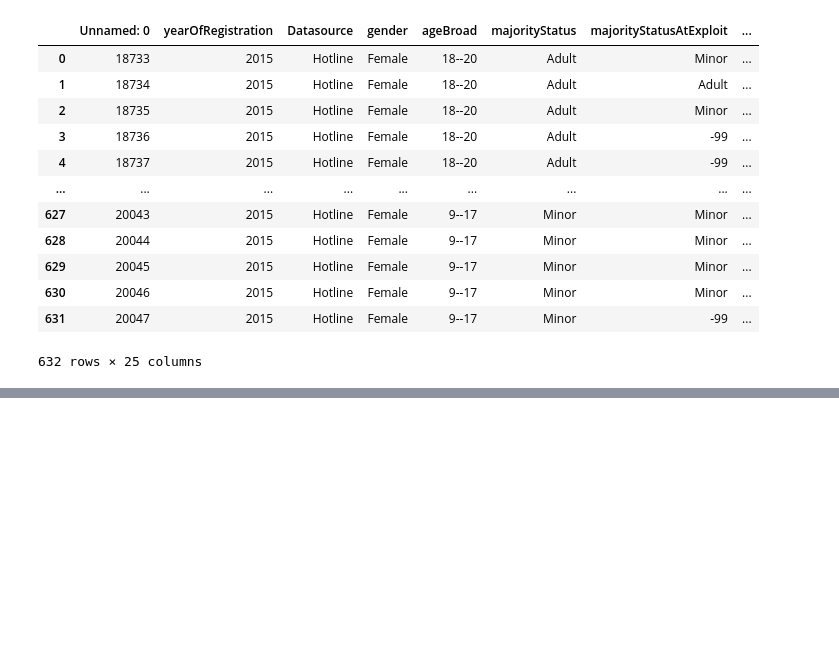
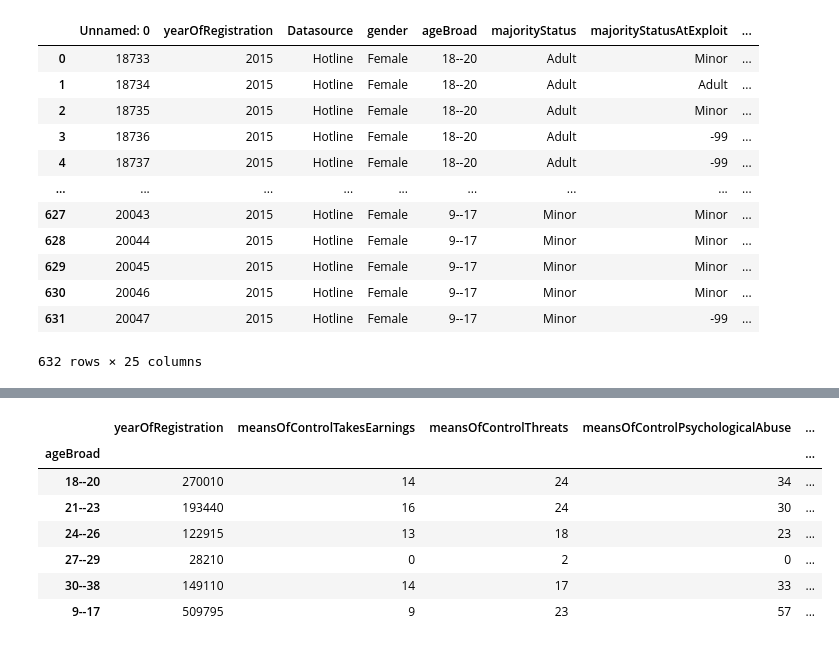
Before and after one commit to kmanning1224/Sexual-Assault-Analysis, a Jupyter notebook: SofieLab.ipynb, the cells around one changed output, grey strips where cells are left out. Saved outputs shown, nothing was run; the diff lists cells and outputs as text; code cells hidden in the pictures; blank space fills up the shorter version.

```diff
--- a/SofieLab.ipynb
+++ b/SofieLab.ipynb
@@ -83,0 +101,12 @@ y2015_df
+# %%
+y2015 = y2015_df.groupby("ageBroad").sum()
+y2015
+# %% [output]
+|  | yearOfRegistration | meansOfControlTakesEarnings | meansOfControlThreats | meansOfControlPsychologicalAbuse | ... |
+| ageBroad |  |  |  |  | ... |
+| 18--20 | 270010 | 14 | 24 | 34 | ... |
+| 21--23 | 193440 | 16 | 24 | 30 | ... |
+| 24--26 | 122915 | 13 | 18 | 23 | ... |
+| 27--29 | 28210 | 0 | 2 | 0 | ... |
+| 30--38 | 149110 | 14 | 17 | 33 | ... |
+| 9--17 | 509795 | 9 | 23 | 57 | ... |
```
Also changed, not shown: parts of 4 cells of this notebook, 2 other files.
